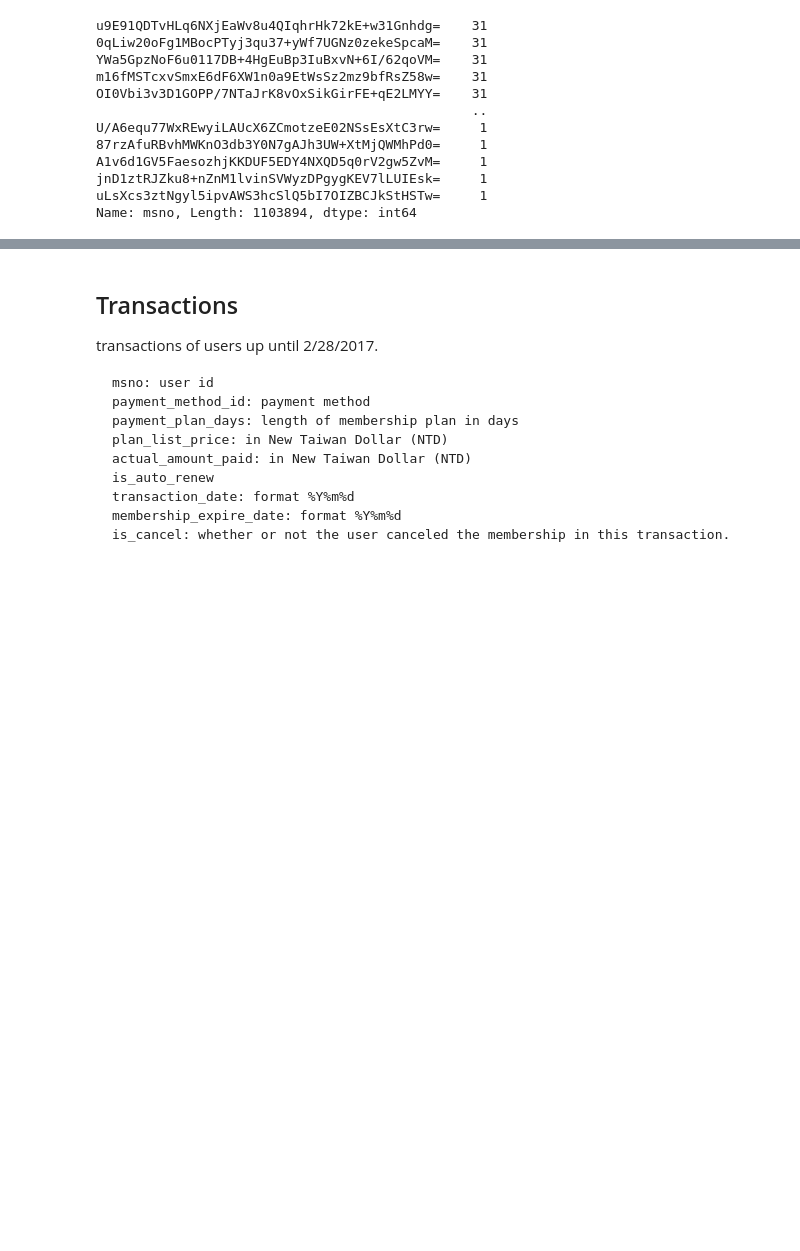
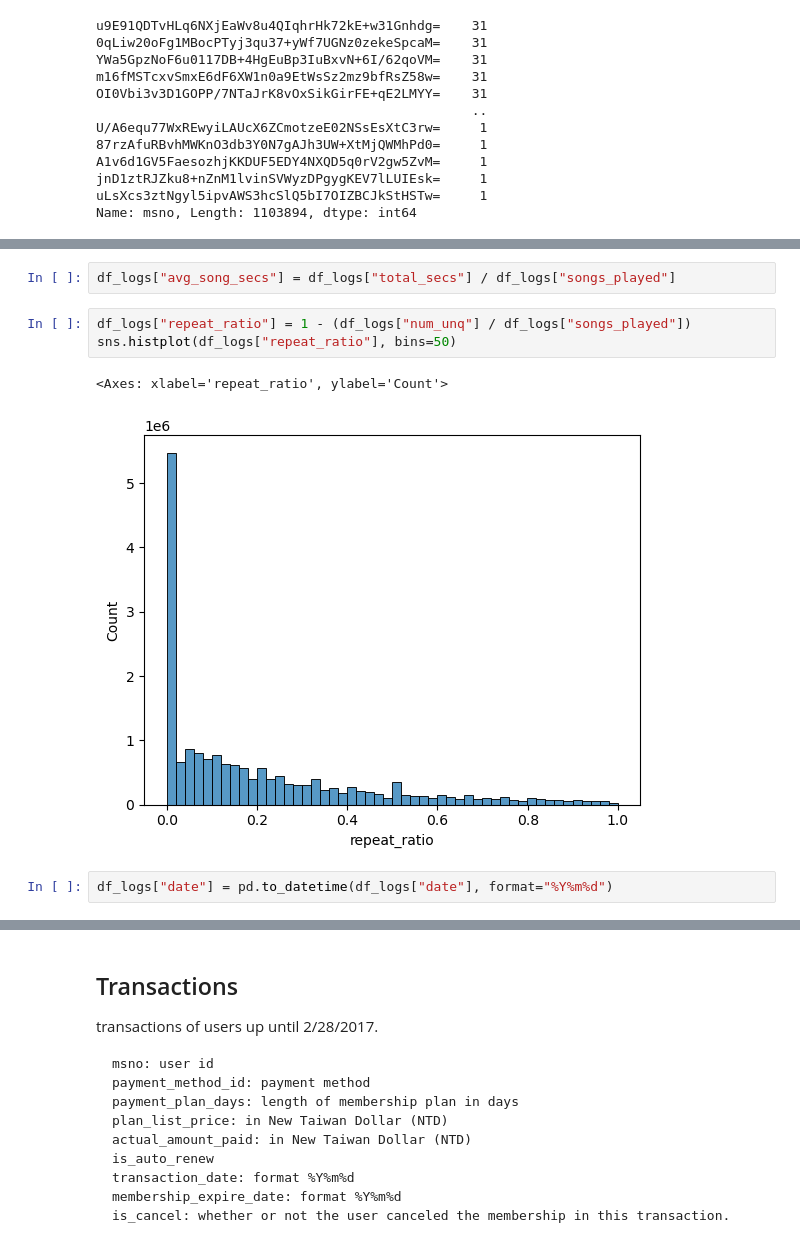
Before and after one commit to liamge/retention-risk-workbench, a Jupyter notebook: notebooks/02_KKBox_EDA_and_Feature_Engineering.ipynb, the cells around one changed output, grey strips where cells are left out. Cells and saved outputs as stored; diff of their text form; blank space fills up the shorter version.

```diff
--- a/notebooks/02_KKBox_EDA_and_Feature_Engineering.ipynb
+++ b/notebooks/02_KKBox_EDA_and_Feature_Engineering.ipynb
@@ -111,0 +163,10 @@ Name: msno, Length: 1103894, dtype: int64
+# %%
+df_logs["avg_song_secs"] = df_logs["total_secs"] / df_logs["songs_played"]
+# %%
+df_logs["repeat_ratio"] = 1 - (df_logs["num_unq"] / df_logs["songs_played"])
+sns.histplot(df_logs["repeat_ratio"], bins=50)
+# %% [output]
+<Axes: xlabel='repeat_ratio', ylabel='Count'>
+[figure, added]
+# %%
+df_logs["date"] = pd.to_datetime(df_logs["date"], format="%Y%m%d")
```
Also changed, not shown: parts of 17 cells of this notebook, 16 other files.
